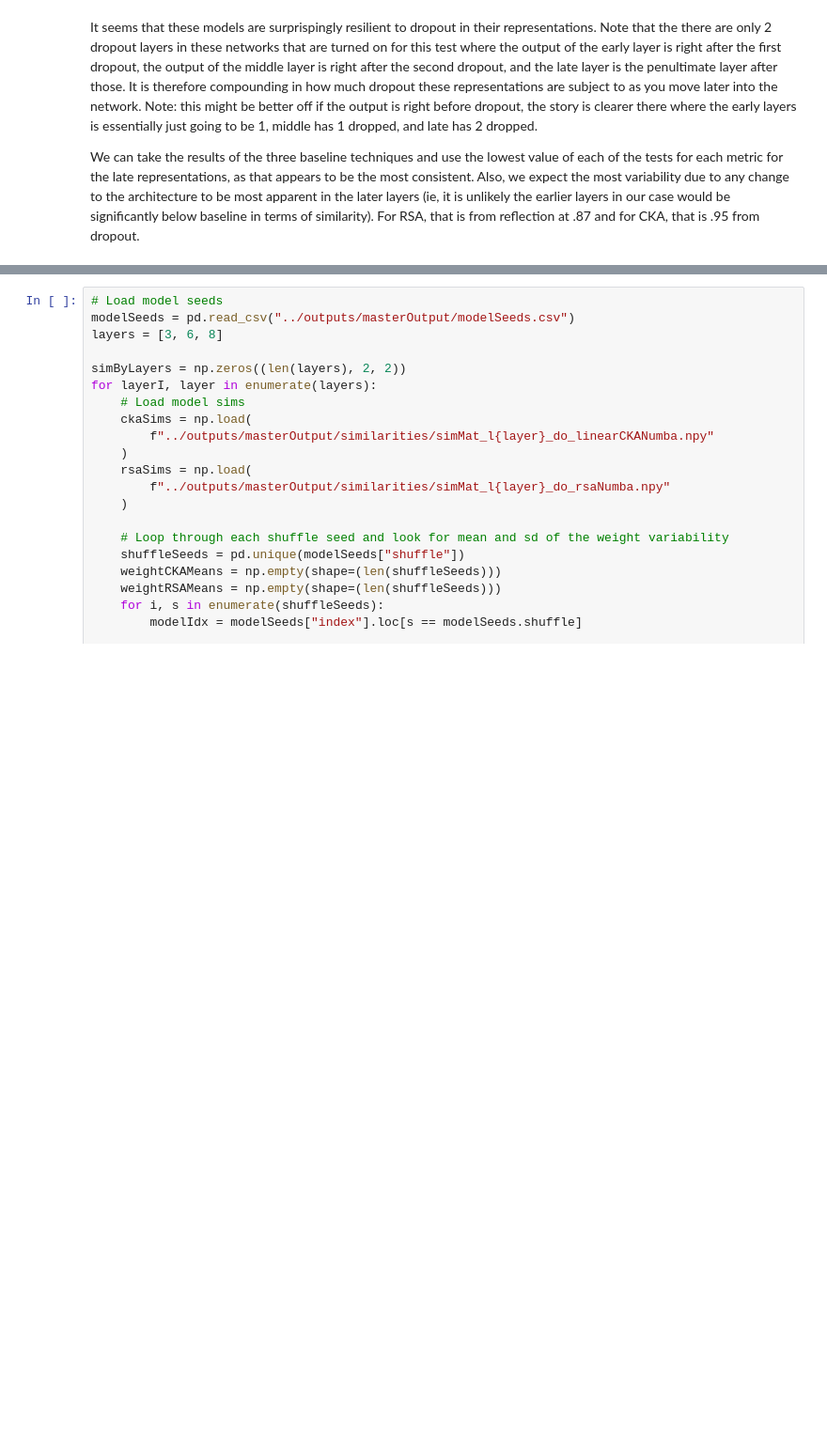
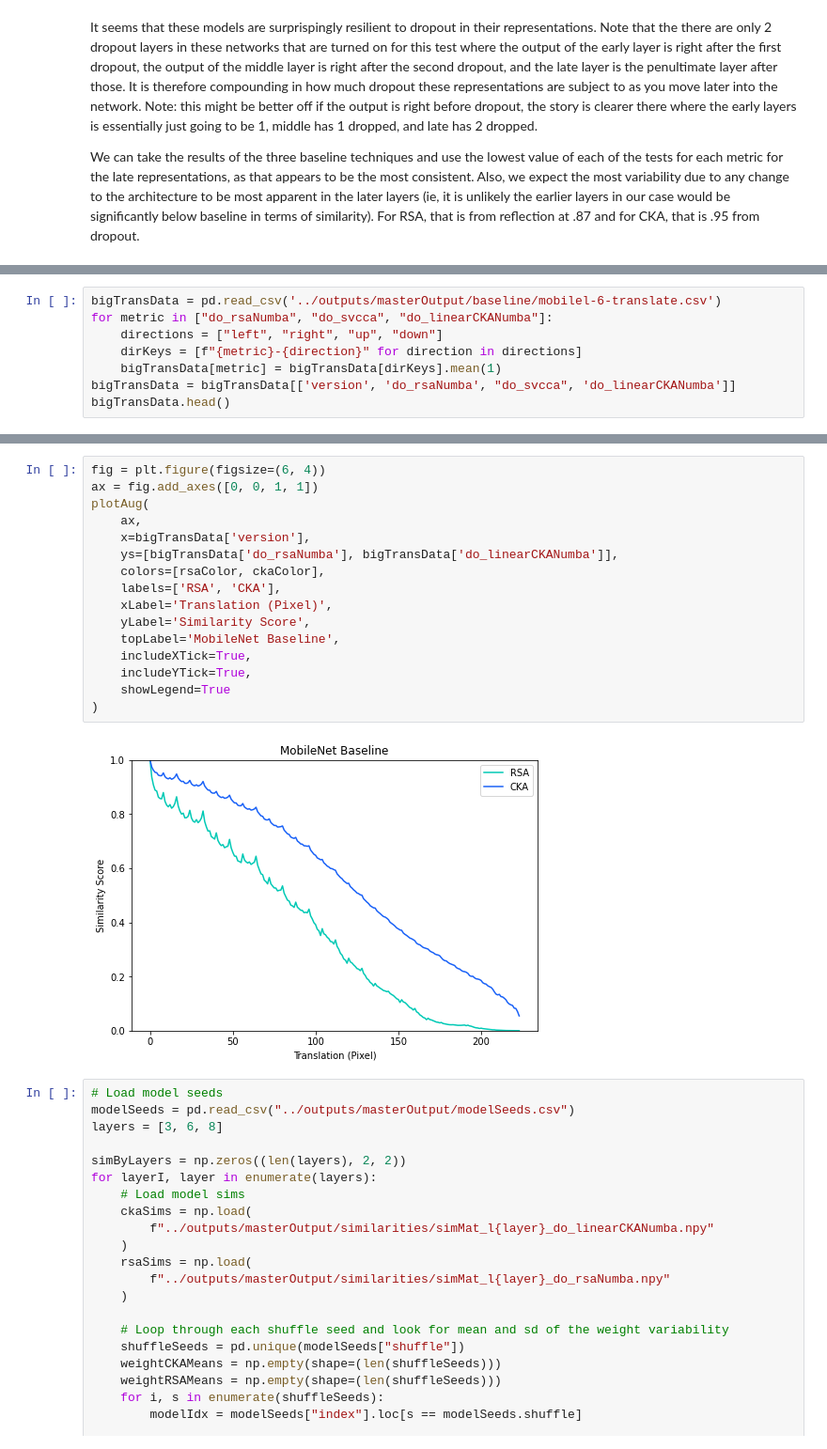
Before and after one commit to VandyCatLab/modelzoo, a Jupyter notebook: notebooks/MasterbookJason.ipynb, the cells around one changed output, grey strips where cells are left out. Shown at 94% size. Cells and saved outputs as stored; diff of their text form; blank space fills up the shorter version.

```diff
--- a/notebooks/MasterbookJason.ipynb
+++ b/notebooks/MasterbookJason.ipynb
@@ -607,0 +719,8 @@ We can take the results of the three baseline techniques and use the lowest valu
+# %%
+bigTransData = pd.read_csv('../outputs/masterOutput/baseline/mobilel-6-translate.csv')
+for metric in ["do_rsaNumba", "do_svcca", "do_linearCKANumba"]:
+    directions = ["left", "right", "up", "down"]
+    dirKeys = [f"{metric}-{direction}" for direction in directions]
+    bigTransData[metric] = bigTransData[dirKeys].mean(1)
+bigTransData = bigTransData[['version', 'do_rsaNumba', "do_svcca", 'do_linearCKANumba']]
+bigTransData.head()
@@ -608,3 +734,21 @@ We can take the results of the three baseline techniques and use the lowest valu
+# %%
+fig = plt.figure(figsize=(6, 4))
+ax = fig.add_axes([0, 0, 1, 1])
+plotAug(
+    ax,
+    x=bigTransData['version'],
+    ys=[bigTransData['do_rsaNumba'], bigTransData['do_linearCKANumba']],
+    colors=[rsaColor, ckaColor],
+    labels=['RSA', 'CKA'],
+    xLabel='Translation (Pixel)',
+    yLabel='Similarity Score',
+    topLabel='MobileNet Baseline',
+    includeXTick=True,
+    includeYTick=True,
+    showLegend=True
+)
+# %% [output]
+[figure, added]
 # %%
 # Load model seeds
 modelSeeds = pd.read_csv("../outputs/masterOutput/modelSeeds.csv")
```
Also changed, not shown: parts of 23 cells of this notebook.
